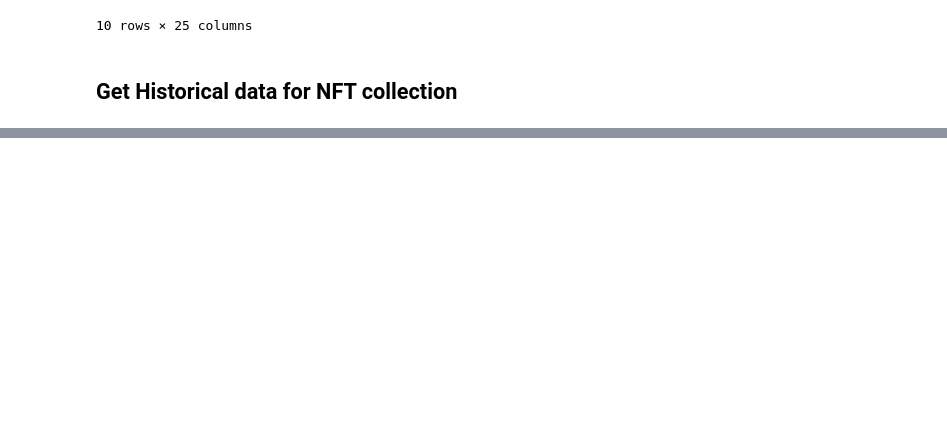
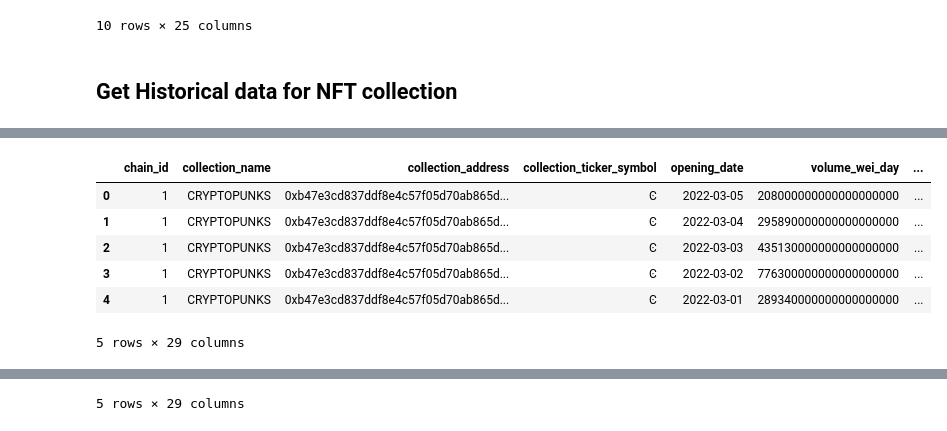
Before and after one commit to mmsaki/nft-trading-analysis, a Jupyter notebook: nft_analysis.ipynb, the cells around one changed output, grey strips where cells are left out. Drawn from its saved outputs; the diff is of its cells as text; code cells hidden in the pictures; blank space fills up the shorter version.

```diff
--- a/nft_analysis.ipynb
+++ b/nft_analysis.ipynb
@@ -131,0 +177,13 @@ collection_address = ""
+# %%
+nft_market_cap_df_edited = nft_market_cap_df.drop(columns=['fourth_nft_image_token_id','fourth_nft_image', 'fourth_nft_image_256','fourth_nft_image_512', 'fourth_nft_image_1024', 'fifth_nft_image_token_id','fifth_nft_image', 'fifth_nft_image_256', 'fifth_nft_image_512', 'fifth_nft_image_1024'])
+# %%
+display(nft_market_cap_df_edited.head())
+display(nft_market_cap_df_edited.tail())
+# %% [output]
+|  | chain_id | collection_name | collection_address | collection_ticker_symbol | opening_date | volume_wei_day | ... |
+| 0 | 1 | CRYPTOPUNKS | 0xb47e3cd837ddf8e4c57f05d70ab865d... | Ͼ | 2022-03-05 | 208000000000000000000 | ... |
+| 1 | 1 | CRYPTOPUNKS | 0xb47e3cd837ddf8e4c57f05d70ab865d... | Ͼ | 2022-03-04 | 295890000000000000000 | ... |
+| 2 | 1 | CRYPTOPUNKS | 0xb47e3cd837ddf8e4c57f05d70ab865d... | Ͼ | 2022-03-03 | 435130000000000000000 | ... |
+| 3 | 1 | CRYPTOPUNKS | 0xb47e3cd837ddf8e4c57f05d70ab865d... | Ͼ | 2022-03-02 | 776300000000000000000 | ... |
+| 4 | 1 | CRYPTOPUNKS | 0xb47e3cd837ddf8e4c57f05d70ab865d... | Ͼ | 2022-03-01 | 289340000000000000000 | ... |
+5 rows × 29 columns
@@ -131,0 +196 @@ collection_address = ""
+5 rows × 29 columns
```
Also changed, not shown: parts of 8 cells of this notebook, 1 other file.
